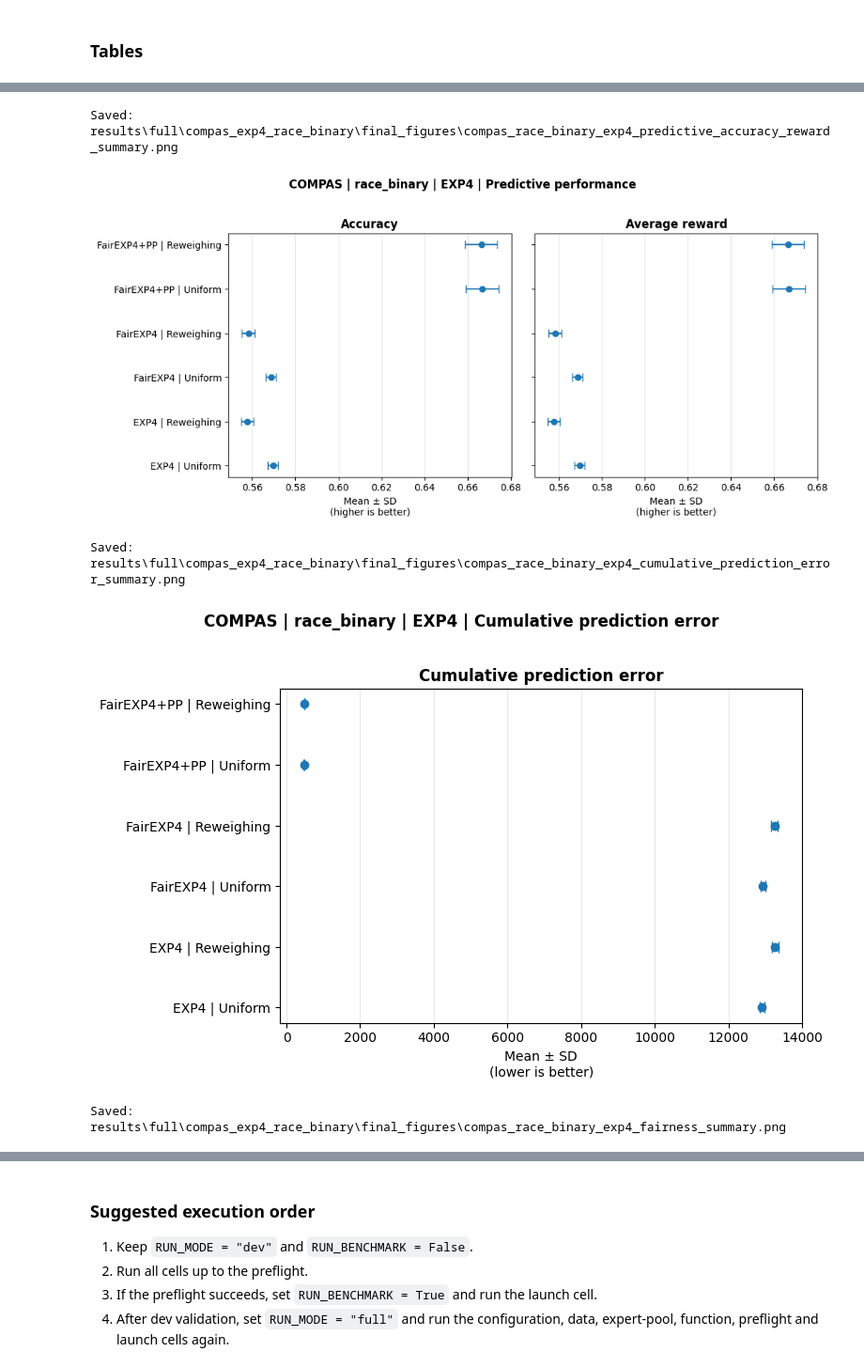
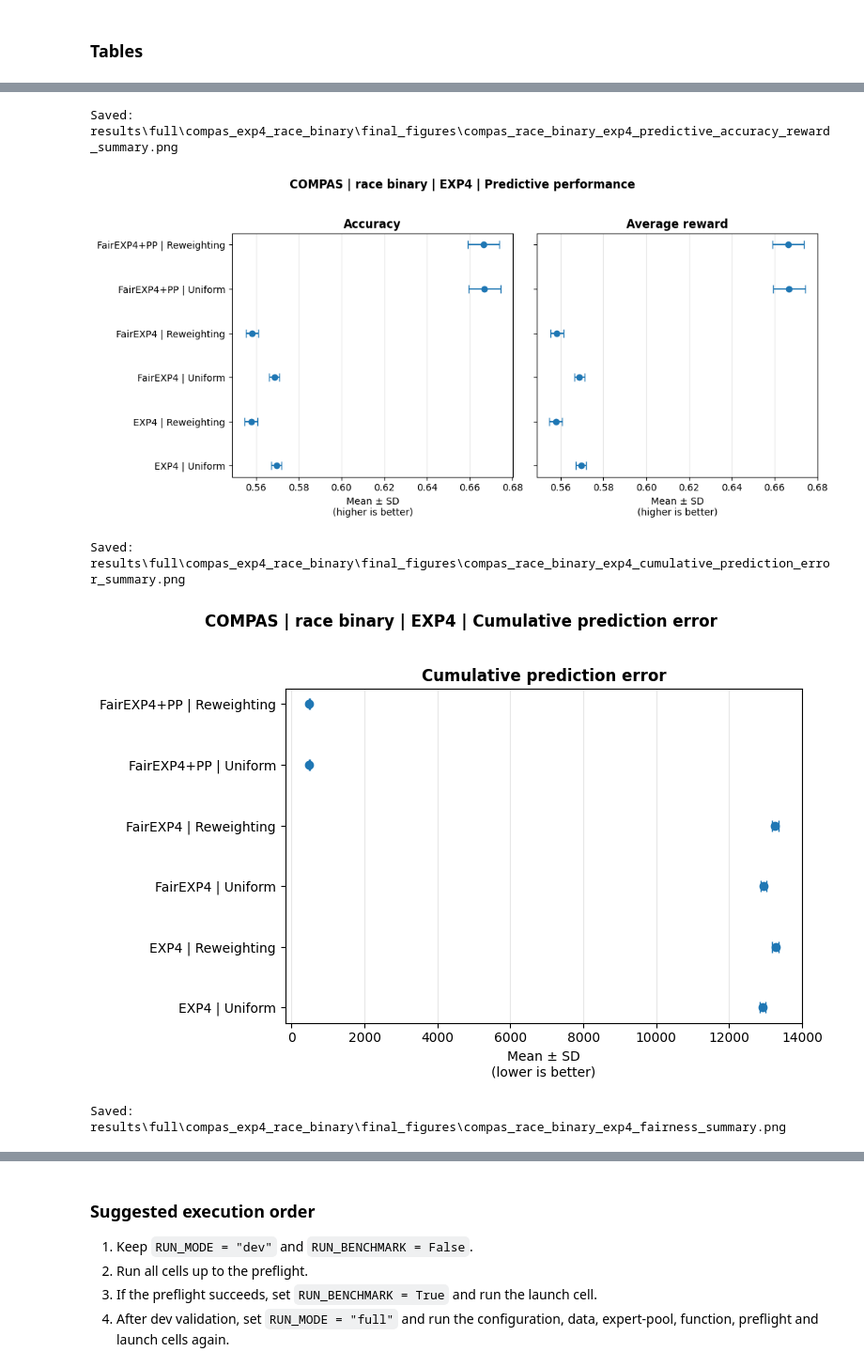
Before and after one commit to jeagrego/MA-Thesis, a Jupyter notebook: notebooks/compas_race_binary_exp4_fairness.ipynb, the cells around one changed output, grey strips where cells are left out. Shown at 94% size. Saved outputs shown, nothing was run; the diff lists cells and outputs as text; code cells hidden in the pictures.

```diff
--- a/notebooks/compas_race_binary_exp4_fairness.ipynb
+++ b/notebooks/compas_race_binary_exp4_fairness.ipynb
@@ -738,7 +862,7 @@ rows = []
 for (policy, preprocessing), group_df in performance_source.groupby(["policy", "preprocessing"]):
     row = {
         "Policy": policy,
-        "Preprocessing": "Uniform" if preprocessing == "uniform" else "Reweighing",
+        "Preprocessing": "Uniform" if preprocessing == "uniform" else "Reweighting",
         "Seeds": int(group_df["seed"].nunique()),
     }
 
@@ -809,11 +933,11 @@ performance_plot_df = prepare_performance_plot_df(
 
 method_order = [
     "EXP4 | Uniform",
-    "EXP4 | Reweighing",
+    "EXP4 | Reweighting",
     "FairEXP4 | Uniform",
-    "FairEXP4 | Reweighing",
+    "FairEXP4 | Reweighting",
     "FairEXP4+PP | Uniform",
-    "FairEXP4+PP | Reweighing",
+    "FairEXP4+PP | Reweighting",
 ]
 
 horizontal_metric_plot(
@@ -822,38 +946,38 @@ horizontal_metric_plot(
         "Accuracy",
         "Average reward",
     ],
-    title="COMPAS | race_binary | EXP4 | Predictive performance",
+    title="COMPAS | race binary | EXP4 | Predictive performance",
     save_path=FIG_DIR / "compas_race_binary_exp4_predictive_accuracy_reward_summary.png",
     method_order=method_order,
     figsize=(11, 5),
 )
 
 horizontal_metric_plot(
     performance_plot_df,
     metrics=[
         "Cumulative prediction error",
     ],
-    title="COMPAS | race_binary | EXP4 | Cumulative prediction error",
+    title="COMPAS | race binary | EXP4 | Cumulative prediction error",
     save_path=FIG_DIR / "compas_race_binary_exp4_cumulative_prediction_error_summary.png",
     method_order=method_order,
     figsize=(8, 5),
 )
 
 horizontal_metric_plot(
     performance_plot_df,
     metrics=[
         "DP gap",
         "EO gap",
         "UtilityGap",
     ],
-    title="COMPAS | race_binary | EXP4 | Fairness performance",
+    title="COMPAS | race binary | EXP4 | Fairness performance",
     save_path=FIG_DIR / "compas_race_binary_exp4_fairness_summary.png",
     method_order=method_order,
     figsize=(18, 7),
 )
 # %% [output]
 Saved: results\full\compas_exp4_race_binary\final_figures\compas_race_binary_exp4_predictive_accuracy_reward_summary.png
-[figure, old version]
+[figure, new version]
 Saved: results\full\compas_exp4_race_binary\final_figures\compas_race_binary_exp4_cumulative_prediction_error_summary.png
-[figure, old version]
+[figure, new version]
 Saved: results\full\compas_exp4_race_binary\final_figures\compas_race_binary_exp4_fairness_summary.png
```
Also changed, not shown: parts of 12 cells of this notebook, 32 other files.
